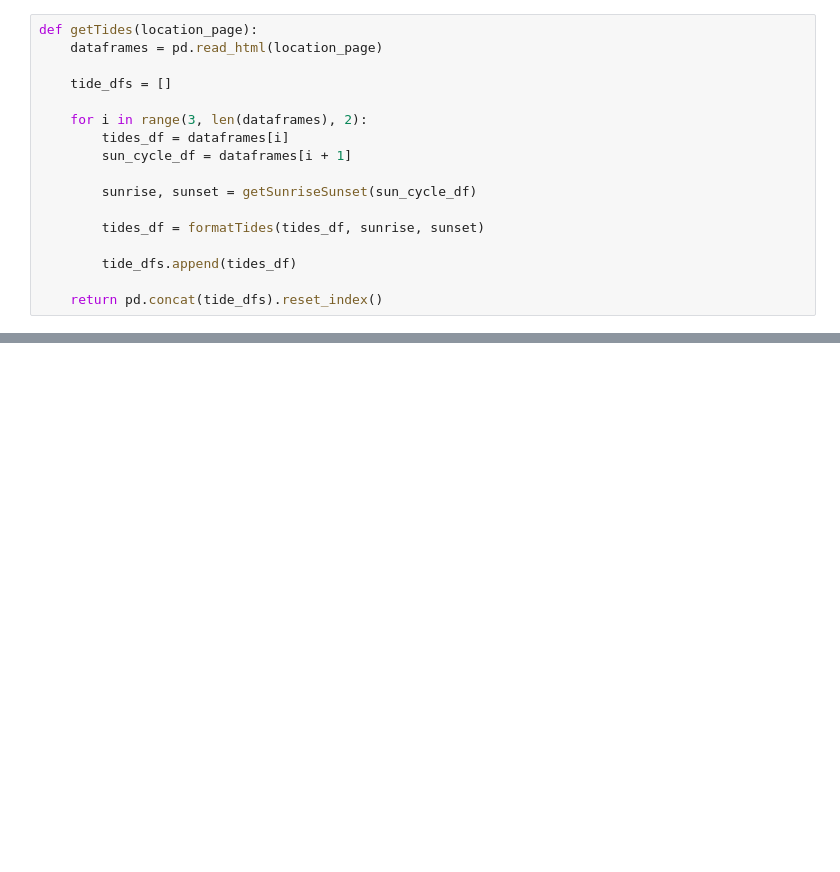
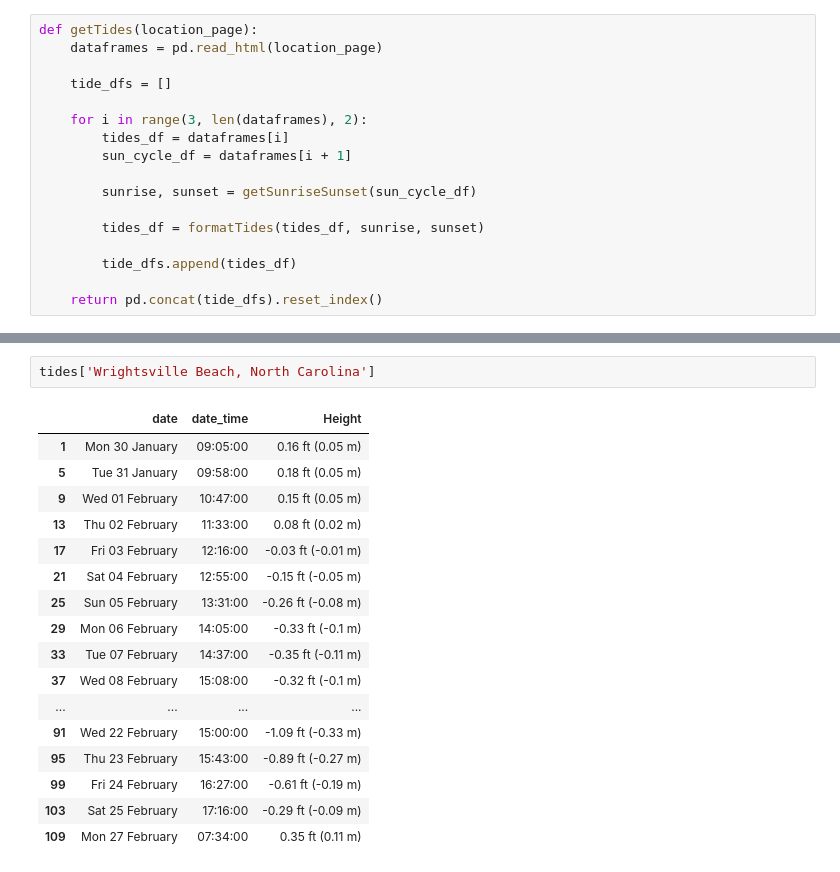
Before and after one commit to abrieff/gridium_interview, a Jupyter notebook: web_scraper_test.ipynb, the cells around one changed output, grey strips where cells are left out. Cells and saved outputs as stored; diff of their text form; blank space fills up the shorter version.

```diff
--- a/web_scraper_test.ipynb
+++ b/web_scraper_test.ipynb
@@ -139,0 +208,20 @@ tides
+# %%
+tides['Wrightsville Beach, North Carolina']
+# %% [output]
+|  | date | date_time | Height |
+| 1 | Mon 30 January | 09:05:00 | 0.16 ft (0.05 m) |
+| 5 | Tue 31 January | 09:58:00 | 0.18 ft (0.05 m) |
+| 9 | Wed 01 February | 10:47:00 | 0.15 ft (0.05 m) |
+| 13 | Thu 02 February | 11:33:00 | 0.08 ft (0.02 m) |
+| 17 | Fri 03 February | 12:16:00 | -0.03 ft (-0.01 m) |
+| 21 | Sat 04 February | 12:55:00 | -0.15 ft (-0.05 m) |
+| 25 | Sun 05 February | 13:31:00 | -0.26 ft (-0.08 m) |
+| 29 | Mon 06 February | 14:05:00 | -0.33 ft (-0.1 m) |
+| 33 | Tue 07 February | 14:37:00 | -0.35 ft (-0.11 m) |
+| 37 | Wed 08 February | 15:08:00 | -0.32 ft (-0.1 m) |
+| ... | ... | ... | ... |
+| 91 | Wed 22 February | 15:00:00 | -1.09 ft (-0.33 m) |
+| 95 | Thu 23 February | 15:43:00 | -0.89 ft (-0.27 m) |
+| 99 | Fri 24 February | 16:27:00 | -0.61 ft (-0.19 m) |
+| 103 | Sat 25 February | 17:16:00 | -0.29 ft (-0.09 m) |
+| 109 | Mon 27 February | 07:34:00 | 0.35 ft (0.11 m) |
```
Also changed, not shown: parts of 20 cells of this notebook, 2 other files.
